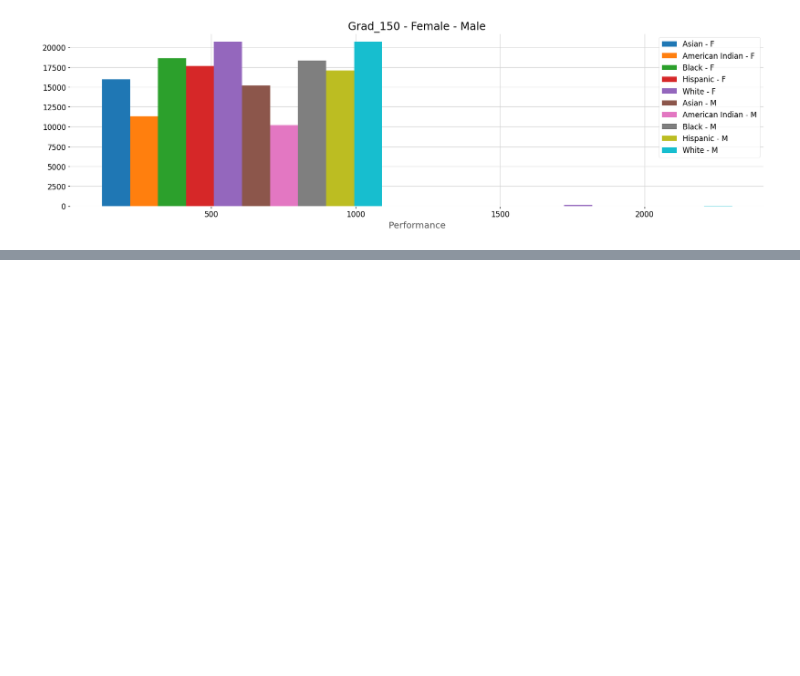
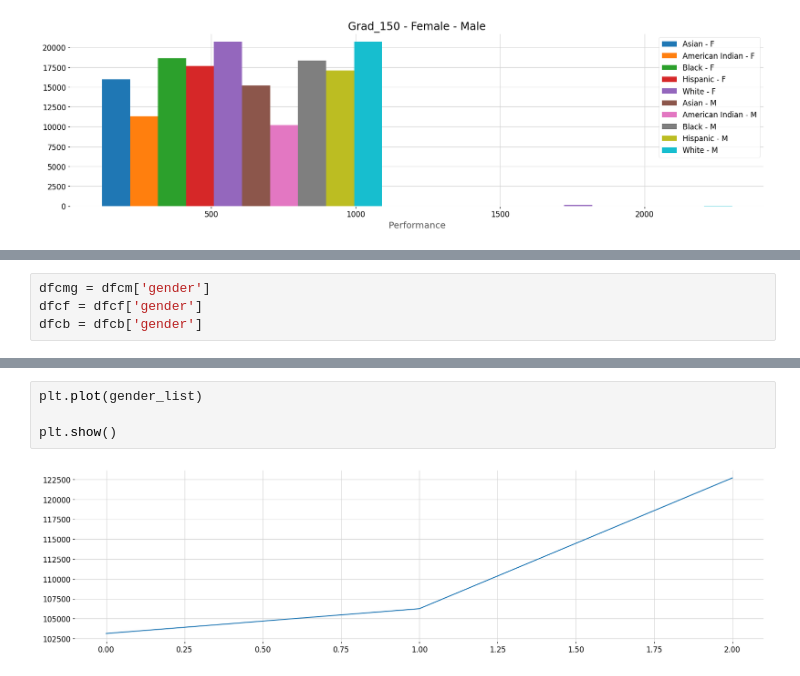
Before and after one commit to ezztherose/TIA-Scraping, a Jupyter notebook: notebooks/institution.ipynb, the cells around one changed output, grey strips where cells are left out. Drawn from its saved outputs; the diff is of its cells as text; blank space fills up the shorter version.

```diff
--- a/notebooks/institution.ipynb
+++ b/notebooks/institution.ipynb
@@ -1017,0 +1065,4 @@ plt.show()
+# %%
+dfcmg = dfcm['gender']
+dfcf = dfcf['gender']
+dfcb = dfcb['gender']
@@ -1017,0 +1085,6 @@ plt.show()
+# %%
+plt.plot(gender_list)
+
+plt.show()
+# %% [output]
+[figure, added]
```
Also changed, not shown: parts of 9 cells of this notebook, 1 other file.
